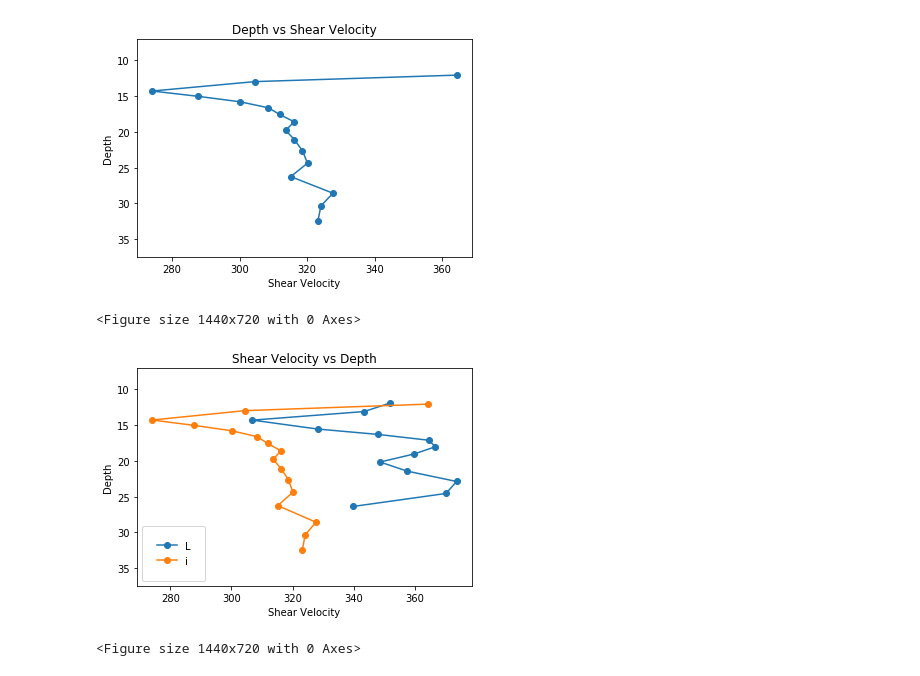
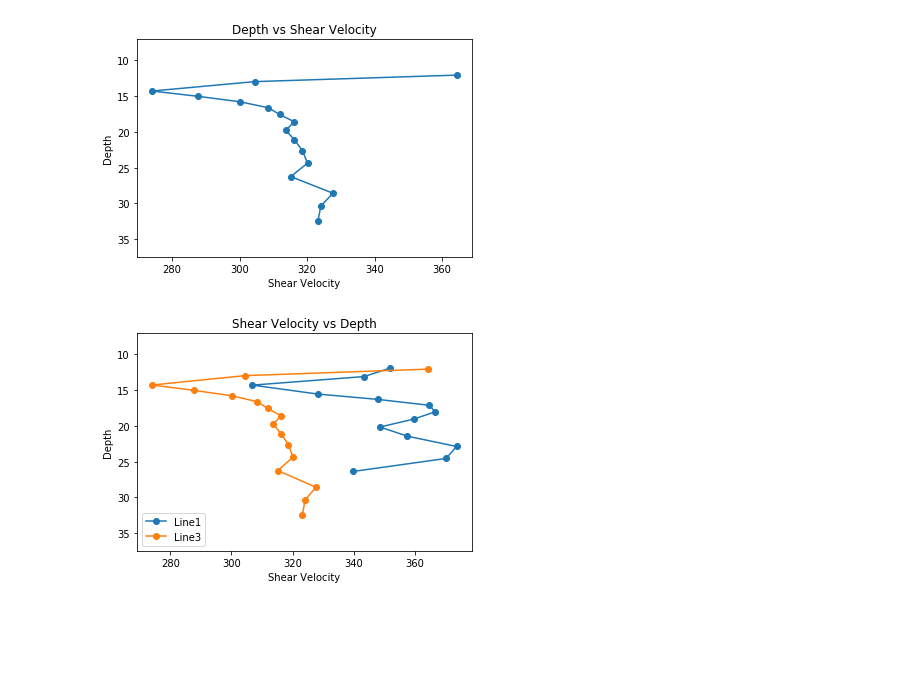
Before and after one commit to mwenz27/python_misc, a Jupyter notebook: Plotting_data/DC curve images.ipynb, the cells around one changed output. Cells and saved outputs as stored; diff of their text form; code cells hidden in the pictures; blank space fills up the shorter version.

Commit message:
imported datasets for graphs

```diff
--- a/Plotting_data/DC curve images.ipynb
+++ b/Plotting_data/DC curve images.ipynb
@@ -98,16 +98,13 @@ Text(0.5, 1.0, 'Depth vs Shear Velocity')
 # %%
 lines = ['Line1.DCT', 'Line3.DCT']
 for line in lines:
     df = pd.read_csv(line, header=1, delimiter='\t', names=['data','depth','vs','err'], na_values='>>End')
-    plt.plot( df['vs'], df['depth'], marker='o')
+    string = line.strip('.DCT')
+    plt.plot( df['vs'], df['depth'], marker='o', label=string)
     plt.ylim(max(df['depth'])+5, min(df['depth'])-5)
     plt.xlabel("Shear Velocity")
     plt.ylabel("Depth")
     plt.title("Shear Velocity vs Depth")
-    string = str(line)
-    plt.legend(line, loc=3, fontsize='medium', borderpad=1.5)
-plt.figure(figsize=(20,10))
+    plt.legend(loc=3)
 # %% [output]
-<Figure size 1440x720 with 0 Axes>
-[figure, old version]
+[figure, new version]
-<Figure size 1440x720 with 0 Axes>
```
Also changed, not shown: parts of 3 cells of this notebook, 1 other file.
